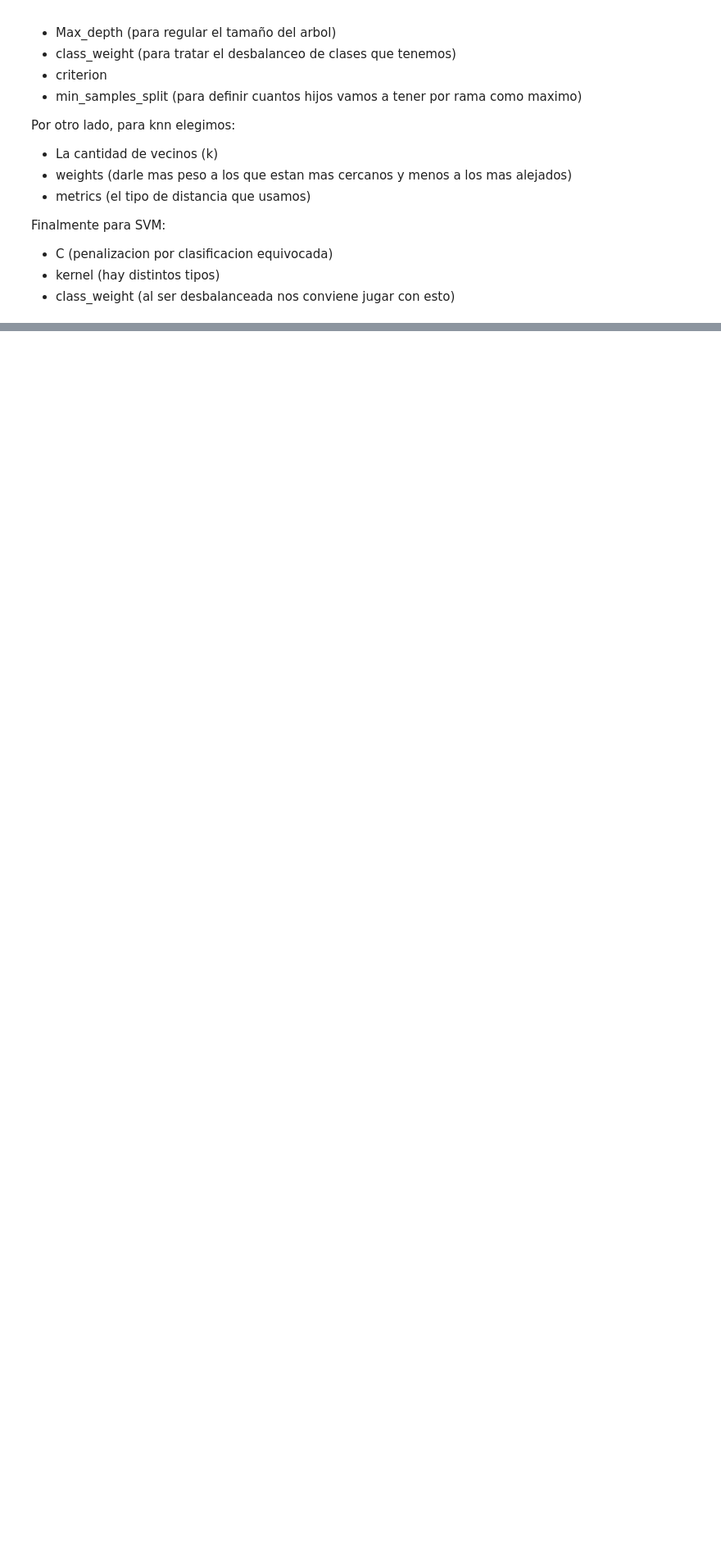
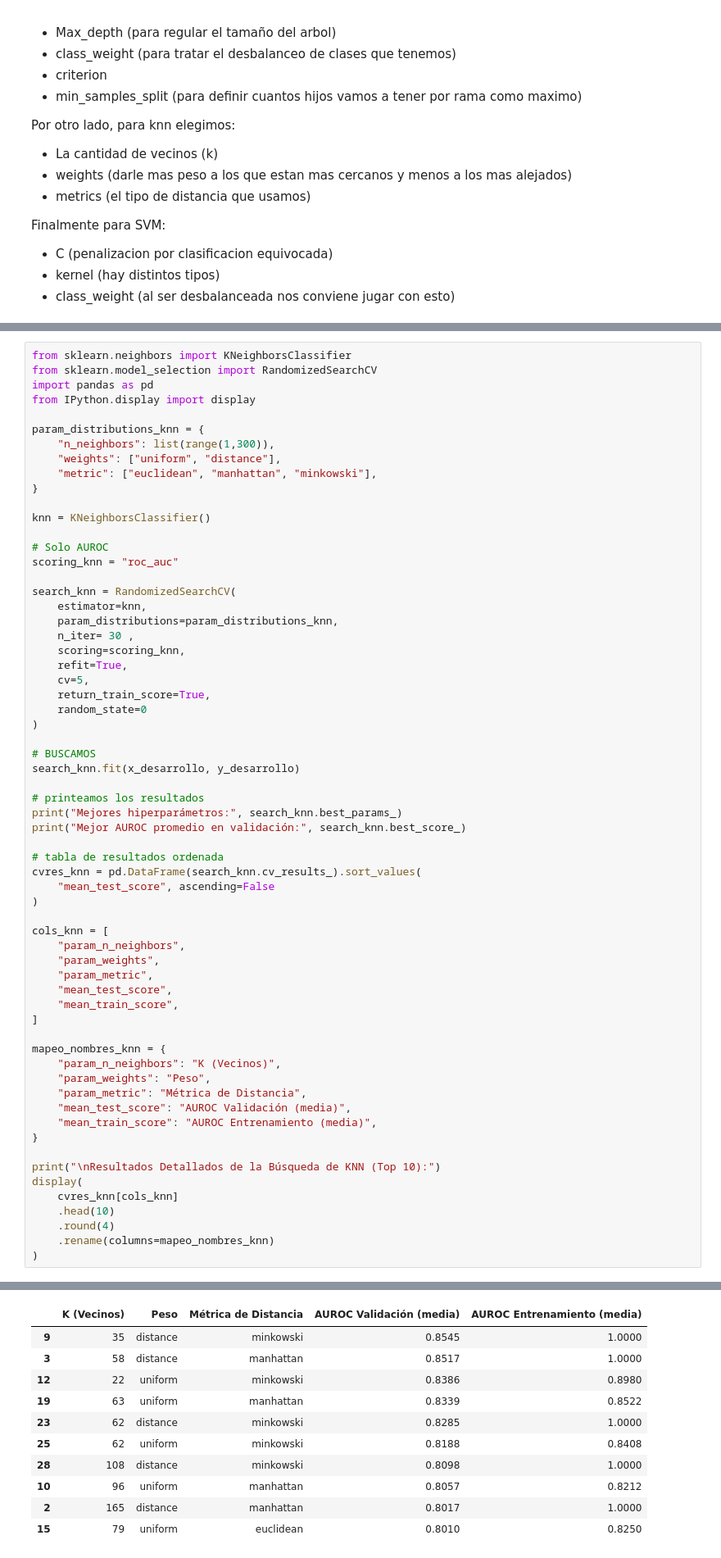
Before and after one commit to EmiLaPiola/NumLabIMC, a Jupyter notebook: Copia_de_TP_automático.ipynb, the cells around one changed output, grey strips where cells are left out. Shown at 82% size. Drawn from its saved outputs; the diff is of its cells as text; blank space fills up the shorter version.

```diff
--- a/Copia_de_TP_automático.ipynb
+++ b/Copia_de_TP_automático.ipynb
@@ -532,0 +532,64 @@ Mejor AUROC promedio en validación: 0.6910624046529368
+# %%
+from sklearn.neighbors import KNeighborsClassifier
+from sklearn.model_selection import RandomizedSearchCV
+import pandas as pd
+from IPython.display import display
+
+param_distributions_knn = {
+    "n_neighbors": list(range(1,300)),
+    "weights": ["uniform", "distance"],
+    "metric": ["euclidean", "manhattan", "minkowski"],
+}
+
+knn = KNeighborsClassifier()
+
+# Solo AUROC
+scoring_knn = "roc_auc"
+
+search_knn = RandomizedSearchCV(
+    estimator=knn,
+    param_distributions=param_distributions_knn,
+    n_iter= 30 ,
+    scoring=scoring_knn,
+    refit=True,
+    cv=5,
+    return_train_score=True,
+    random_state=0
+)
+
+# BUSCAMOS
+search_knn.fit(x_desarrollo, y_desarrollo)
+
+# printeamos los resultados
+print("Mejores hiperparámetros:", search_knn.best_params_)
+print("Mejor AUROC promedio en validación:", search_knn.best_score_)
+
+# tabla de resultados ordenada
+cvres_knn = pd.DataFrame(search_knn.cv_results_).sort_values(
+    "mean_test_score", ascending=False
+)
+
+cols_knn = [
+    "param_n_neighbors",
+    "param_weights",
+    "param_metric",
+    "mean_test_score",
+    "mean_train_score",
+]
+
+mapeo_nombres_knn = {
+    "param_n_neighbors": "K (Vecinos)",
+    "param_weights": "Peso",
+    "param_metric": "Métrica de Distancia",
+    "mean_test_score": "AUROC Validación (media)",
+    "mean_train_score": "AUROC Entrenamiento (media)",
+}
+
+print("\nResultados Detallados de la Búsqueda de KNN (Top 10):")
+display(
+    cvres_knn[cols_knn]
+    .head(10)
+    .round(4)
+    .rename(columns=mapeo_nombres_knn)
+)
+# %% [output]
@@ -532,0 +600,11 @@ Mejor AUROC promedio en validación: 0.6910624046529368
+|  | K (Vecinos) | Peso | Métrica de Distancia | AUROC Validación (media) | AUROC Entrenamiento (media) |
+| 9 | 35 | distance | minkowski | 0.8545 | 1.0000 |
+| 3 | 58 | distance | manhattan | 0.8517 | 1.0000 |
+| 12 | 22 | uniform | minkowski | 0.8386 | 0.8980 |
+| 19 | 63 | uniform | manhattan | 0.8339 | 0.8522 |
+| 23 | 62 | distance | minkowski | 0.8285 | 1.0000 |
+| 25 | 62 | uniform | minkowski | 0.8188 | 0.8408 |
+| 28 | 108 | distance | minkowski | 0.8098 | 1.0000 |
+| 10 | 96 | uniform | manhattan | 0.8057 | 0.8212 |
+| 2 | 165 | distance | manhattan | 0.8017 | 1.0000 |
+| 15 | 79 | uniform | euclidean | 0.8010 | 0.8250 |
```
Also changed, not shown: parts of 17 cells of this notebook.
